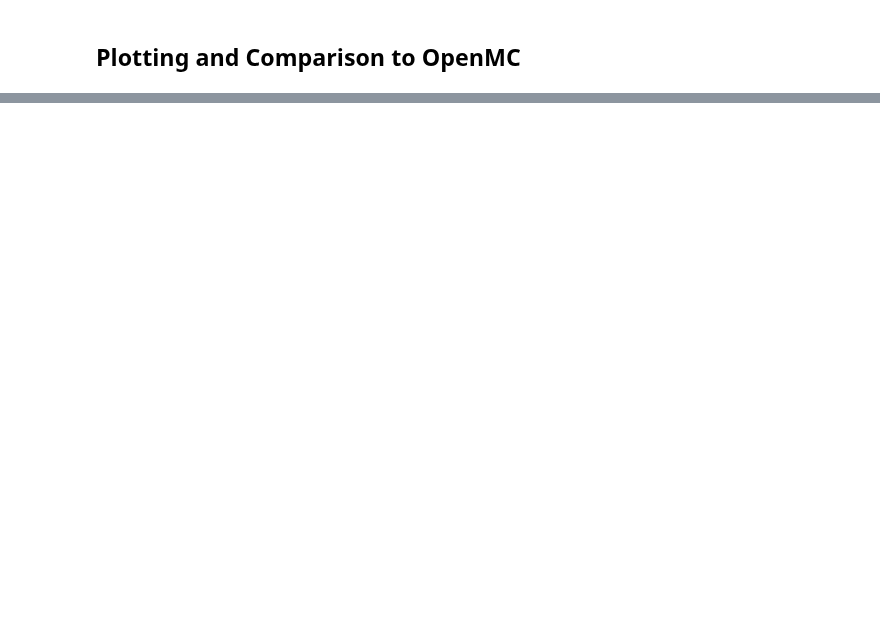
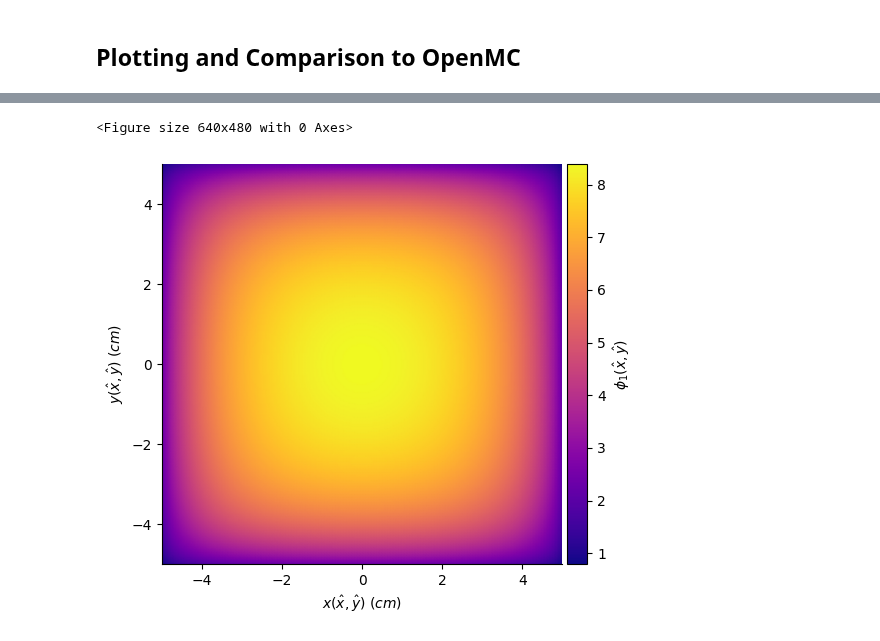
Before and after one commit to myerspat/ttnte, a Jupyter notebook: notebooks/fixed_source/square/square.ipynb, the cells around one changed output, grey strips where cells are left out. Drawn from its saved outputs; the diff is of its cells as text; code cells hidden in the pictures; blank space fills up the shorter version.

```diff
--- a/notebooks/fixed_source/square/square.ipynb
+++ b/notebooks/fixed_source/square/square.ipynb
@@ -30,7 +31,7 @@ total = 1  # 1/cm
 scattering_ratio = 0.9
 xs_server = Server(
     {
-        "Material": {
+        "Source": {
             "total": np.array([total]),
             "scatter_gtg": np.array([[[total * scattering_ratio]]]),
         }
@@ -130,9 +134,9 @@ KeyboardInterrupt:
 # %%
 # Run fixed source calculation
 psi = fixed_source(
-    T=LinearOperator([tts.H, mats.B_out, -tts.S], N=assembler.N, M=assembler.M),
-    q=mats.q,
-    device=0,
+    T=LinearOperator([tts.H, tts.B_out, -tts.S], N=assembler.N, M=assembler.M),
+    q=tts.q,
+    device=1,
     max_iters=50,
     tol=1e-10,
     restarts=250,
@@ -159,23 +170,26 @@ print(f"TIDG is {(leakage_frac - leakage_frac_openmc[0]) / leakage_frac_openmc[1
 # %%
 # Map rectangular mesh
-pids, coords = mesh.map_regular_mesh(shape=phi_mc.shape[1:], N=(6, 6))
+pids, coords = mesh.map_regular_mesh(shape=phi_mc.shape[1:], N=(5, 5))
 
 # Iterate through groups and plot
 phi_avg = np.zeros(phi_mc.shape)
 for g in range(xs_server.num_groups):
     # Set control points
     mesh.set_phi(phi[g,])
 
     # Calculate regular mesh
     phi_avg[g,] = mesh.regular_mesh(pids, coords)
 
     # Plot
     plt.clf()
     ax, cbar = mesh.plot(plot_ctrlpts=False)
     cbar.set_label(f"$\\phi_{g + 1}" + "(\\hat{x}, \\hat{y})$")
     plt.tight_layout()
     plt.savefig(f"./figs/phi_{g + 1}.png", dpi=300)
     plt.show()
+# %% [output]
+<Figure size 640x480 with 0 Axes>
+[figure, added]
 # %%
 # Regular mesh
 X, Y = np.meshgrid(
```
Also changed, not shown: parts of 7 cells of this notebook, 53 other files.
